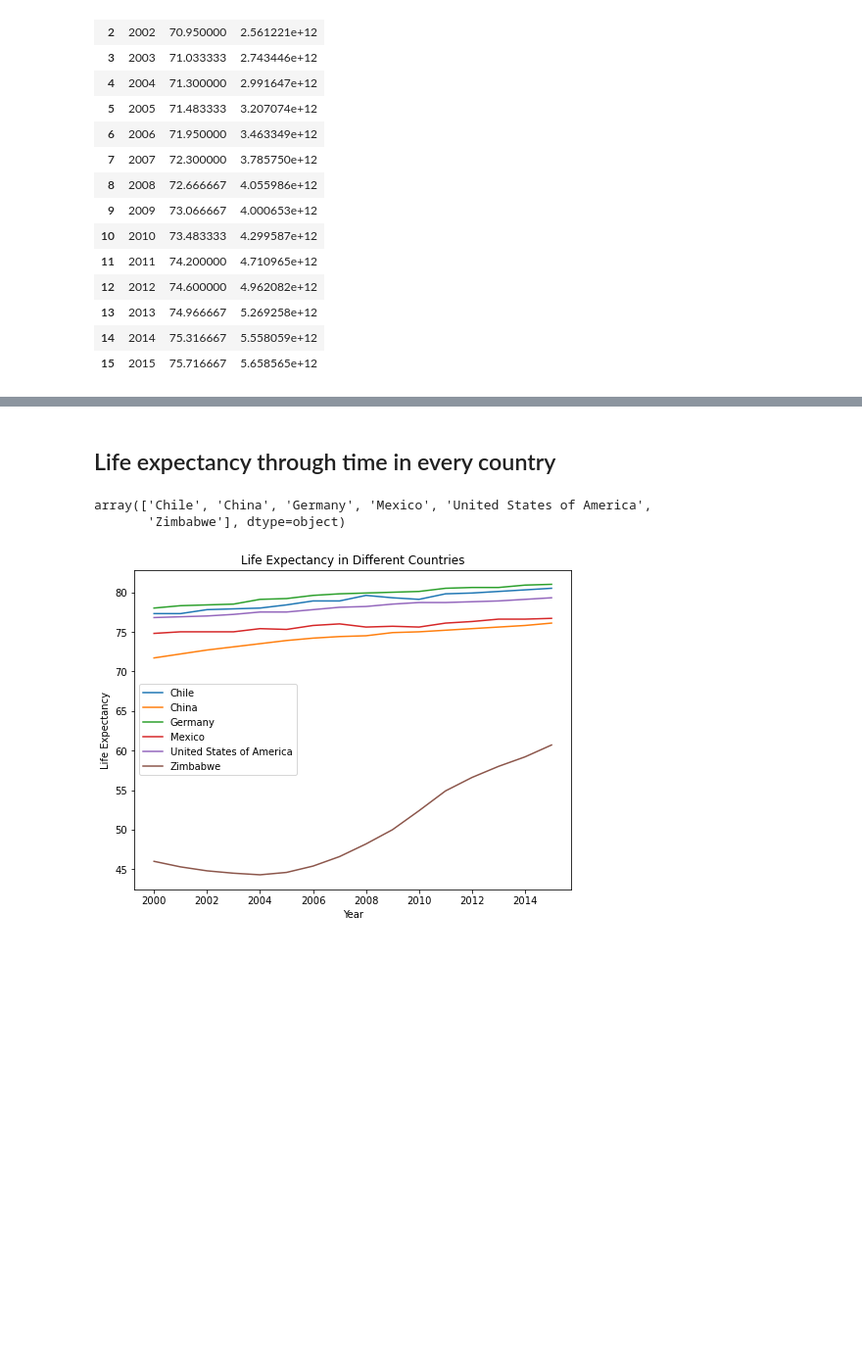
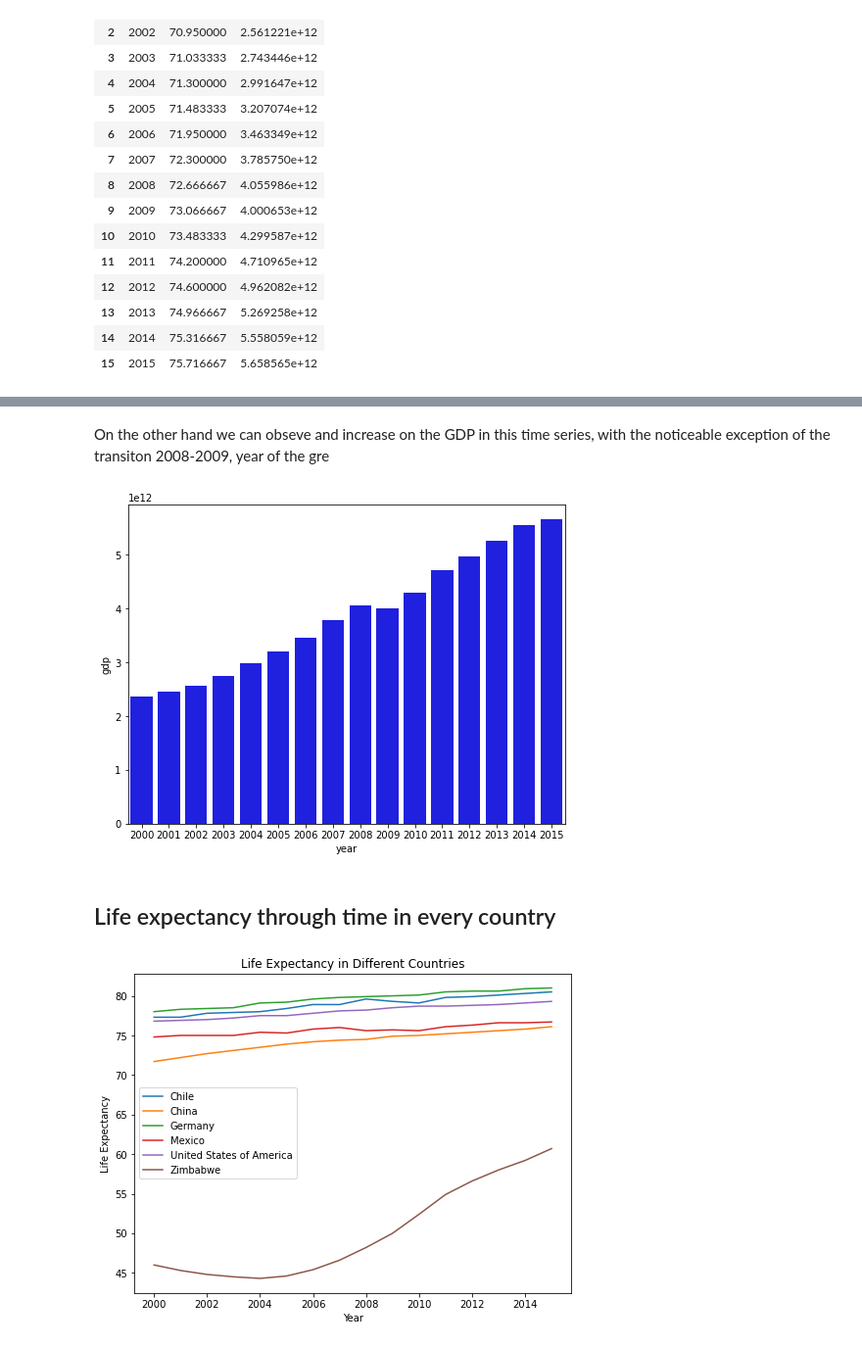
Before and after one commit to javierunix/codeacademy_datascience_path, a Jupyter notebook: Life-Expectancy-and-GDP-Starter/life_expectancy_gdp.ipynb, the cells around one changed output, grey strips where cells are left out. Shown at 98% size. Drawn from its saved outputs; the diff is of its cells as text; code cells hidden in the pictures; blank space fills up the shorter version.

```diff
--- a/Life-Expectancy-and-GDP-Starter/life_expectancy_gdp.ipynb
+++ b/Life-Expectancy-and-GDP-Starter/life_expectancy_gdp.ipynb
@@ -176,10 +199,13 @@ It is clear that there is a improve in life expectancy from 2000 to 2015.
+# %% [markdown]
+On the other hand we can obseve and increase on the GDP in this time series, with the noticeable exception of the transiton 2008-2009, year of the gre
+# %%
+plt.figure(figsize=(8, 6))
+sns.barplot(data=mean_year_df, x='year', y='gdp', color='blue')
+plt.show()
+# %% [output]
+[figure, added]
 # %% [markdown]
 ## Life expectancy through time in every country
-# %%
-df.country.unique()
-# %% [output]
-array(['Chile', 'China', 'Germany', 'Mexico', 'United States of America',
-       'Zimbabwe'], dtype=object)
 # %%
 plt.figure(figsize=(8, 6))
 
```
Also changed, not shown: parts of 12 cells of this notebook.
